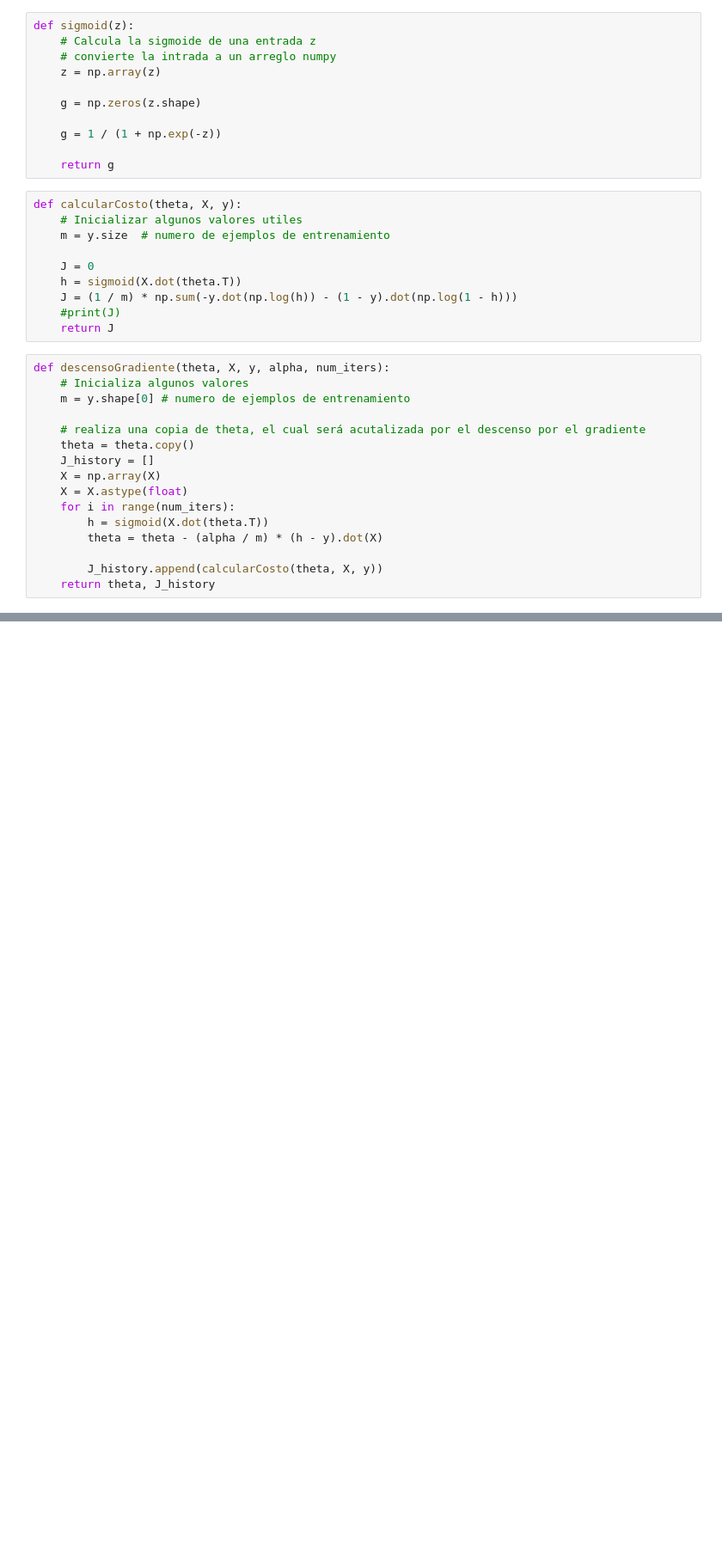
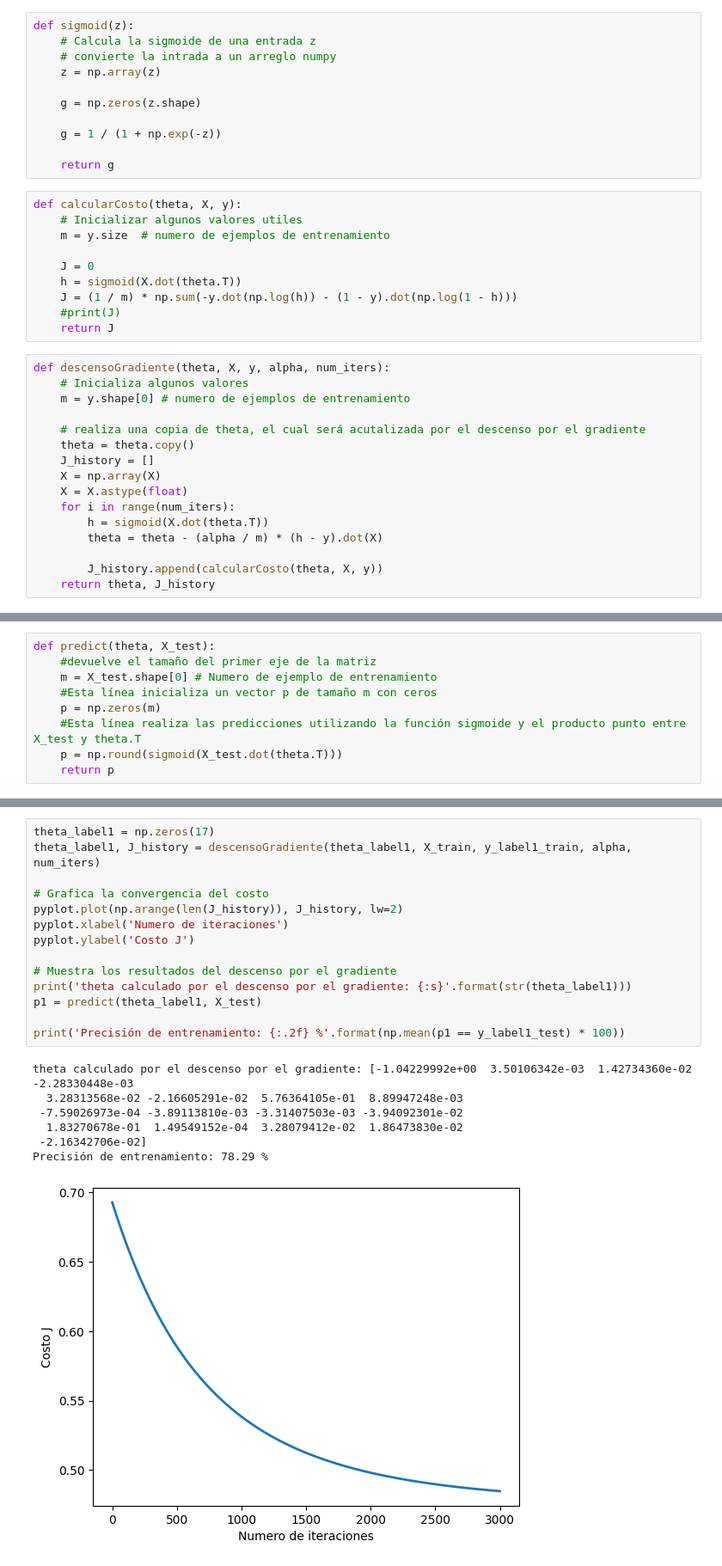
Before and after one commit to diegoOrd123/Examen-Primer-parcial, a Jupyter notebook: Primer_parcial.ipynb, the cells around one changed output, grey strips where cells are left out. Shown: that part at 86% size. Drawn from its saved outputs; the diff is of its cells as text; blank space fills up the shorter version.

```diff
--- a/Primer_parcial.ipynb
+++ b/Primer_parcial.ipynb
@@ -435,0 +440,9 @@ KeyboardInterrupt:
+# %%
+def predict(theta, X_test):
+    #devuelve el tamaño del primer eje de la matriz
+    m = X_test.shape[0] # Numero de ejemplo de entrenamiento
+    #Esta línea inicializa un vector p de tamaño m con ceros
+    p = np.zeros(m)
+    #Esta línea realiza las predicciones utilizando la función sigmoide y el producto punto entre X_test y theta.T
+    p = np.round(sigmoid(X_test.dot(theta.T)))
+    return p
@@ -435,0 +455,22 @@ KeyboardInterrupt:
+# %%
+theta_label1 = np.zeros(17)
+theta_label1, J_history = descensoGradiente(theta_label1, X_train, y_label1_train, alpha, num_iters)
+
+# Grafica la convergencia del costo
+pyplot.plot(np.arange(len(J_history)), J_history, lw=2)
+pyplot.xlabel('Numero de iteraciones')
+pyplot.ylabel('Costo J')
+
+# Muestra los resultados del descenso por el gradiente
+print('theta calculado por el descenso por el gradiente: {:s}'.format(str(theta_label1)))
+p1 = predict(theta_label1, X_test)
+
+print('Precisión de entrenamiento: {:.2f} %'.format(np.mean(p1 == y_label1_test) * 100))
+# %% [output]
+theta calculado por el descenso por el gradiente: [-1.04229992e+00  3.50106342e-03  1.42734360e-02 -2.28330448e-03
+  3.28313568e-02 -2.16605291e-02  5.76364105e-01  8.89947248e-03
+ -7.59026973e-04 -3.89113810e-03 -3.31407503e-03 -3.94092301e-02
+  1.83270678e-01  1.49549152e-04  3.28079412e-02  1.86473830e-02
+ -2.16342706e-02]
+Precisión de entrenamiento: 78.29 %
+[figure, added]
```
Also changed, not shown: parts of 14 cells of this notebook.
